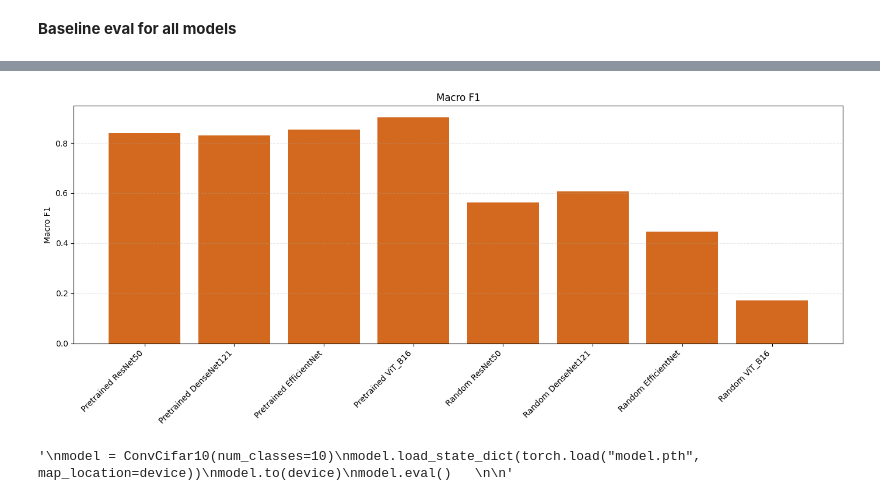
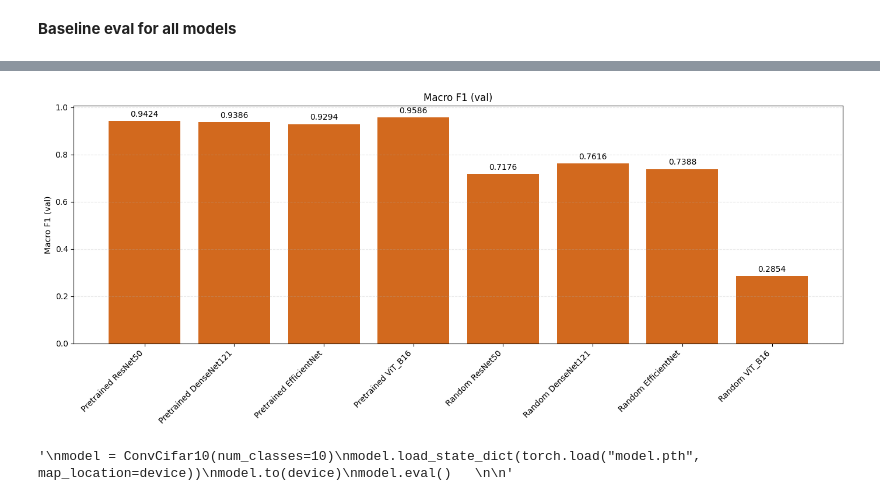
Before and after one commit to Alexej-Larionov/deep-learning-course-practice-2025, a Jupyter notebook: laboratory_work_3/LarionovAI/GarbageClassification.ipynb, the cells around one changed output, grey strips where cells are left out. Cells and saved outputs as stored; diff of their text form; code cells hidden in the pictures.

```diff
--- a/laboratory_work_3/LarionovAI/GarbageClassification.ipynb
+++ b/laboratory_work_3/LarionovAI/GarbageClassification.ipynb
@@ -102,9 +123,6 @@ Sequential(
   (0): Dropout(p=0.2, inplace=True)
   (1): Linear(in_features=1280, out_features=1000, bias=True)
 )
-# %%
-trainloader = DataLoader(trainset, batch_size=64, shuffle=True)
-testloader = DataLoader(testset, batch_size=512)
 # %%
 for x,y in trainloader:
     print(x.shape)
@@ -207,7 +225,7 @@ len(pretrained_models)
 # %% [output]
 4
 # %%
-from collections import Counter
+'''from collections import Counter
 import numpy as np
 
 counts = Counter([y for _, y in train_dataset_full])
@@ -216,7 +234,10 @@ num_classes = len(train_dataset_full.classes)
 class_weights = [1.0 / counts[i] for i in range(num_classes)]
 class_weights = np.array(class_weights, dtype=np.float32)
 
-class_weights_tensor = torch.tensor(class_weights, device=device)
+class_weights_tensor = torch.tensor(class_weights, device=device)'''
+
+class_weights_tensor = torch.tensor([0.9583, 0.9194, 1.4905, 1.0152, 0.1700, 1.4397, 1.1774, 0.8619, 1.0453,
+    0.4577, 1.2981, 1.1666], device='cuda:0')
 # %%
 criterion = CrossEntropyLoss(weight=class_weights_tensor)
 # %%
@@ -241,7 +262,7 @@ for name, model in models:
     all_targets = []
 
     with torch.no_grad():
-        val_pbar = tqdm.tqdm(testloader, desc=f"Eval epoch {name}")
+        val_pbar = tqdm.tqdm(valloader, desc=f"Eval epoch {name}")
         for X_val, Y_val in val_pbar:
             X_val = X_val.to(device, non_blocking=True)
             Y_val = Y_val.to(device, non_blocking=True)
@@ -258,7 +279,7 @@ for name, model in models:
 
             val_pbar.set_postfix(loss=loss_batch)
 
-        avg_val_loss = val_loss_sum / len(testloader)
+        avg_val_loss = val_loss_sum / len(valloader)
 
         all_preds = torch.cat(all_preds).numpy()
         all_targets = torch.cat(all_targets).numpy()
@@ -302,5 +1092,6 @@ torch.cuda.empty_cache()
 # %%
 finals = []
+prefix()
 for name, model in models:
     optim = torch.optim.AdamW(
         model.parameters(),
@@ -313,7 +1104,7 @@ for name, model in models:
     model.to(device)
     metrics = [[], [], [], []]
     print(name)
-    EPOCHS = 10
+    EPOCHS = 30
 
     #--------- training loop -----------
     for epoch in range(EPOCHS):
@@ -469,30 +1323,50 @@ FINAL TEST ACCURACY: 60.787522203556236%
 # %%
-import matplotlib.pyplot as plt
 import numpy as np
-
 model_names = []
 final_f1 = []
 
-for (name, _), metrics in zip(models, finals):
-    val_f1 = metrics[2]
-    f1_last = val_f1[-1]
+
+for name, model in models:
+    model.to(device)
+    model.eval()
+
+    all_preds = []
+    all_targets = []
+
+    with torch.no_grad():
+        val_pbar = tqdm.tqdm(valloader, desc=f"Eval {name}")
+        for X_val, Y_val in val_pbar:
+            X_val = X_val.to(device, non_blocking=True)
+            Y_val = Y_val.to(device, non_blocking=True)
+
+            logits = model(X_val)
+            preds = logits.argmax(dim=1)
+
+            all_preds.append(preds.cpu())
+            all_targets.append(Y_val.cpu())
+
+    all_preds = torch.cat(all_preds).numpy()
+    all_targets = torch.cat(all_targets).numpy()
+
+    f1_macro = f1_score(all_targets, all_preds, average="macro")
+
     model_names.append(name)
-    final_f1.append(f1_last)
+    final_f1.append(f1_macro)
 
 plt.figure(figsize=(14, 6))
 
 x = np.arange(len(model_names))
-plt.bar(x, final_f1, color="chocolate")
+bars = plt.bar(x, final_f1, color="chocolate")
 
 plt.xticks(x, model_names, rotation=45, ha="right")
-plt.ylabel("Macro F1")
-plt.title("Macro F1")
-
+plt.ylabel("Macro F1 (val)")
+plt.title("Macro F1 (val)")
+plt.bar_label(bars, fmt="%.4f", padding=3)
 plt.grid(axis="y", linestyle="--", alpha=0.3)
 plt.tight_layout()
 plt.show()
 # %% [output]
-[figure, old version]
+[figure, new version]
 # %%
 '''
 model = ConvCifar10(num_classes=10)
```
Also changed, not shown: parts of 13 cells of this notebook, 2 other files.
